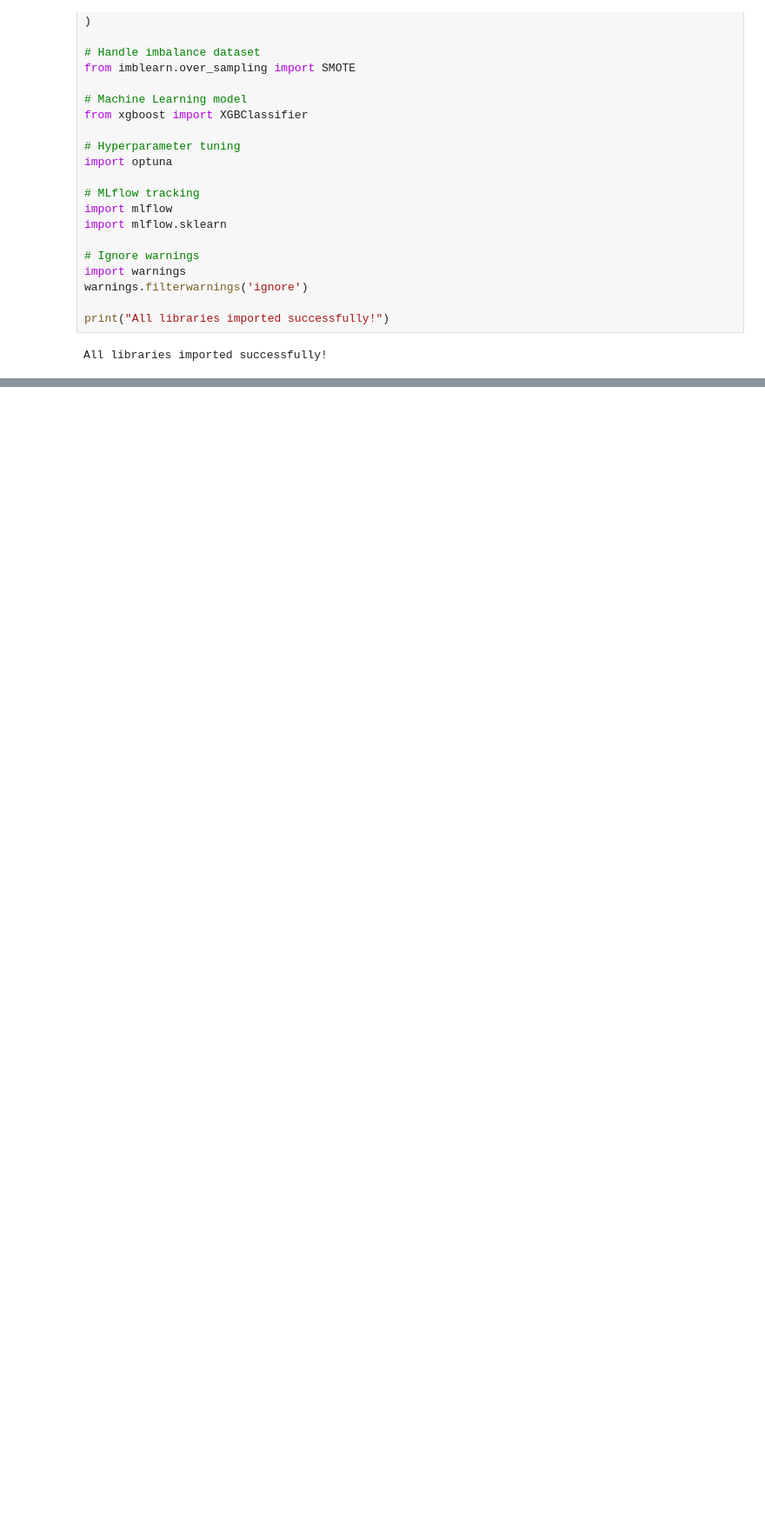
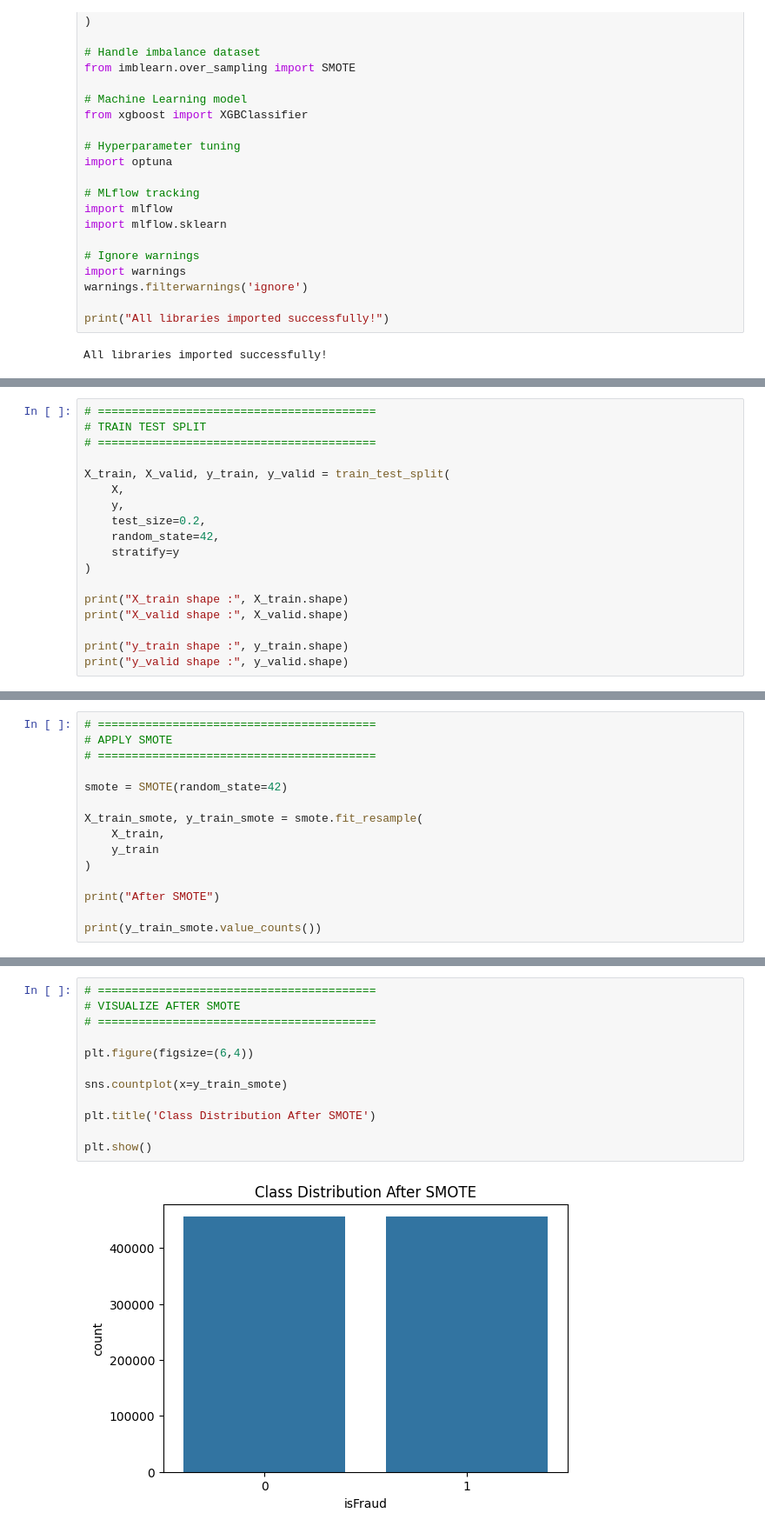
Before and after one commit to erdijova/midterm-machine-learning-uts, a Jupyter notebook: notebooks/fraud_detection.ipynb, the cells around one changed output, grey strips where cells are left out. Shown at 87% size. Saved outputs shown, nothing was run; the diff lists cells and outputs as text; blank space fills up the shorter version.

```diff
--- a/notebooks/fraud_detection.ipynb
+++ b/notebooks/fraud_detection.ipynb
@@ -46,0 +273,18 @@ All libraries imported successfully!
+# %%
+# =========================================
+# TRAIN TEST SPLIT
+# =========================================
+
+X_train, X_valid, y_train, y_valid = train_test_split(
+    X,
+    y,
+    test_size=0.2,
+    random_state=42,
+    stratify=y
+)
+
+print("X_train shape :", X_train.shape)
+print("X_valid shape :", X_valid.shape)
+
+print("y_train shape :", y_train.shape)
+print("y_valid shape :", y_valid.shape)
@@ -46,0 +309,15 @@ All libraries imported successfully!
+# %%
+# =========================================
+# APPLY SMOTE
+# =========================================
+
+smote = SMOTE(random_state=42)
+
+X_train_smote, y_train_smote = smote.fit_resample(
+    X_train,
+    y_train
+)
+
+print("After SMOTE")
+
+print(y_train_smote.value_counts())
@@ -46,0 +332,14 @@ All libraries imported successfully!
+# %%
+# =========================================
+# VISUALIZE AFTER SMOTE
+# =========================================
+
+plt.figure(figsize=(6,4))
+
+sns.countplot(x=y_train_smote)
+
+plt.title('Class Distribution After SMOTE')
+
+plt.show()
+# %% [output]
+[figure, added]
```
Also changed, not shown: parts of 57 cells of this notebook.
